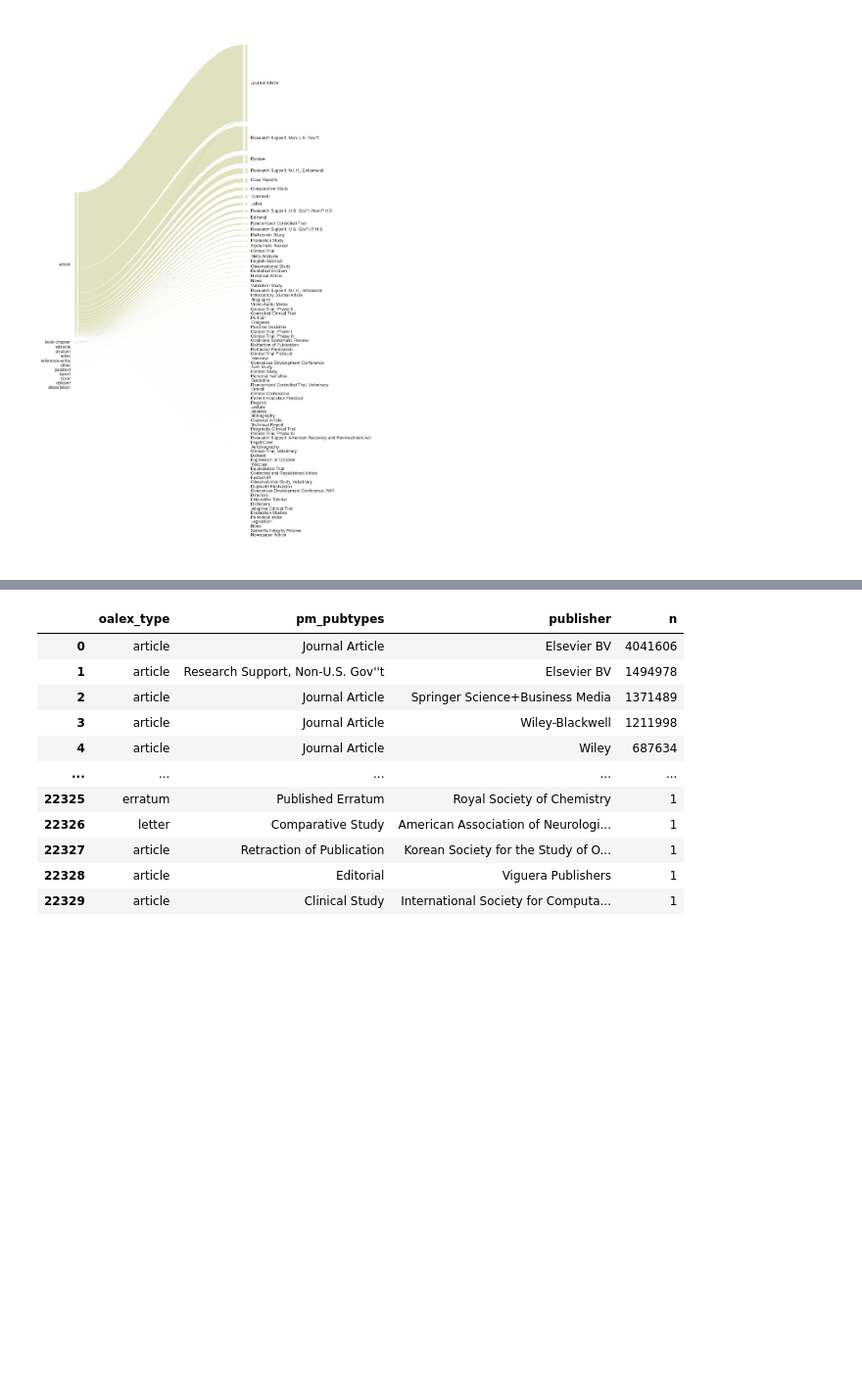
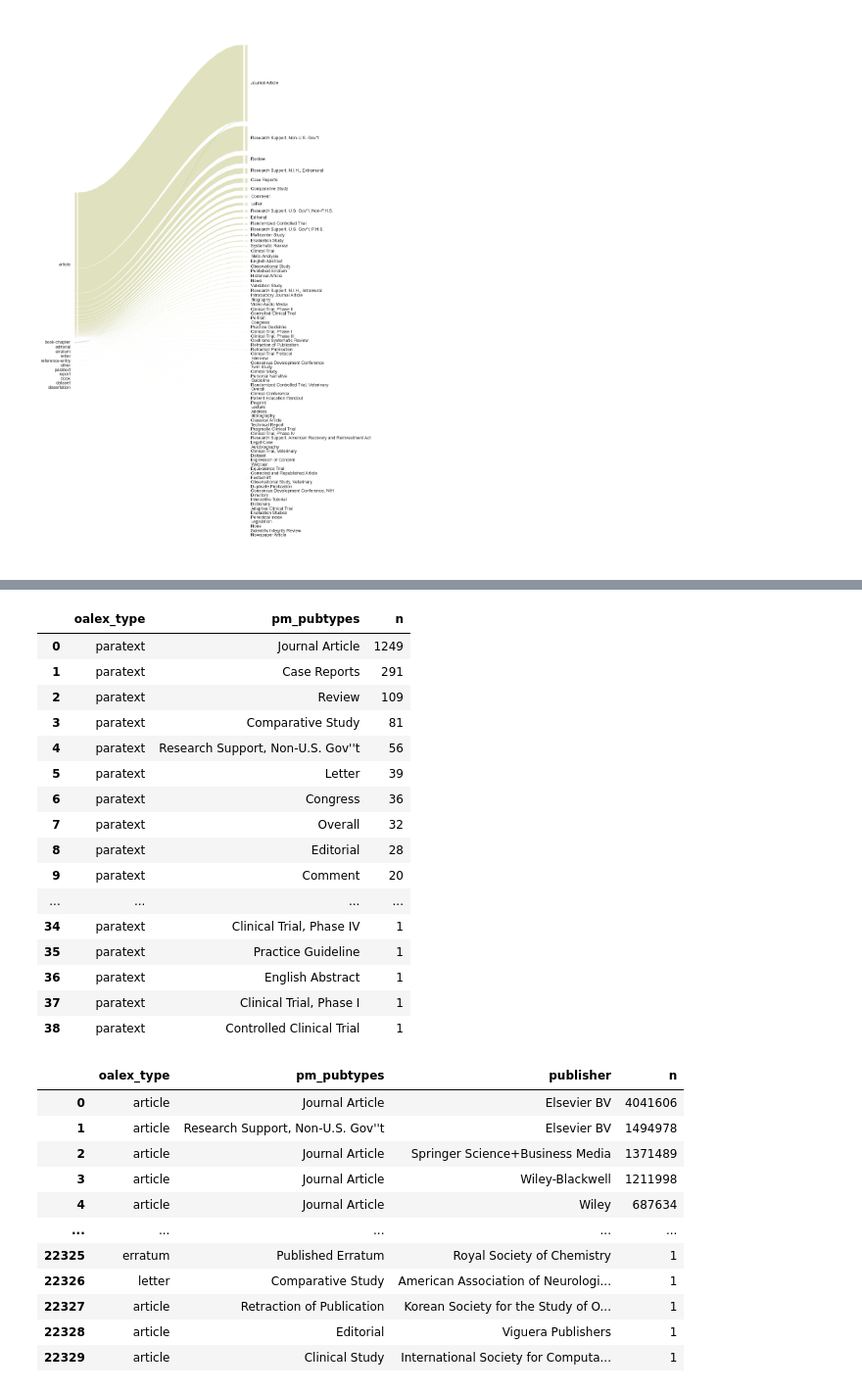
Before and after one commit to naustica/openalex_doctypes, a Jupyter notebook: codebook.ipynb, the cells around one changed output, grey strips where cells are left out. Shown at 98% size. Drawn from its saved outputs; the diff is of its cells as text; code cells hidden in the pictures; blank space fills up the shorter version.

```diff
--- a/codebook.ipynb
+++ b/codebook.ipynb
@@ -118,3 +169,35 @@ plt.show()
+# %%
+openalex_pm_pubtypes_paratext = client.query(f"""
+                SELECT oalex.type AS oalex_type, ptype AS pm_pubtypes, COUNT(DISTINCT(oalex.doi)) AS n
+                FROM `subugoe-wag-closed.pubmed.pubmed_bulk_dec_2022` AS pm
+                JOIN `subugoe-collaborative.openalex.works` AS oalex
+                ON LOWER(oalex.doi) = LOWER(pm.doi)
+                LEFT JOIN `subugoe-collaborative.openalex.sources` AS s
+                ON LOWER(primary_location.source.id) = LOWER(s.id)
+                WHERE oalex.type = "paratext"
+                GROUP BY oalex_type, pm_pubtypes
+                ORDER BY n DESC
+                """).to_dataframe()
+# %%
+openalex_pm_pubtypes_paratext
+# %% [output]
+|  | oalex_type | pm_pubtypes | n |
+| 0 | paratext | Journal Article | 1249 |
+| 1 | paratext | Case Reports | 291 |
+| 2 | paratext | Review | 109 |
+| 3 | paratext | Comparative Study | 81 |
+| 4 | paratext | Research Support, Non-U.S. Gov''t | 56 |
+| 5 | paratext | Letter | 39 |
+| 6 | paratext | Congress | 36 |
+| 7 | paratext | Overall | 32 |
+| 8 | paratext | Editorial | 28 |
+| 9 | paratext | Comment | 20 |
+| ... | ... | ... | ... |
+| 34 | paratext | Clinical Trial, Phase IV | 1 |
+| 35 | paratext | Practice Guideline | 1 |
+| 36 | paratext | English Abstract | 1 |
+| 37 | paratext | Clinical Trial, Phase I | 1 |
+| 38 | paratext | Controlled Clinical Trial | 1 |
 # %%
 openalex_pm_pubtypes_publisher = client.query(f"""
                 SELECT oalex.type AS oalex_type, ptype AS pm_pubtypes, s.host_organization_name AS publisher, COUNT(DISTINCT(oalex.doi)) AS n
```
Also changed, not shown: parts of 6 cells of this notebook.
